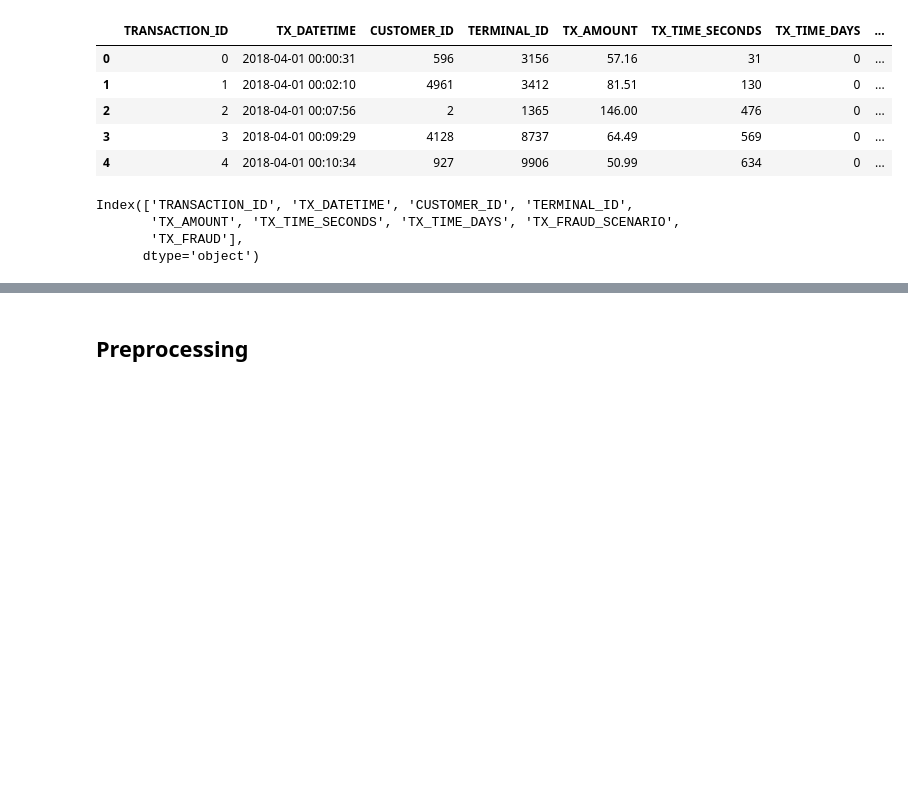
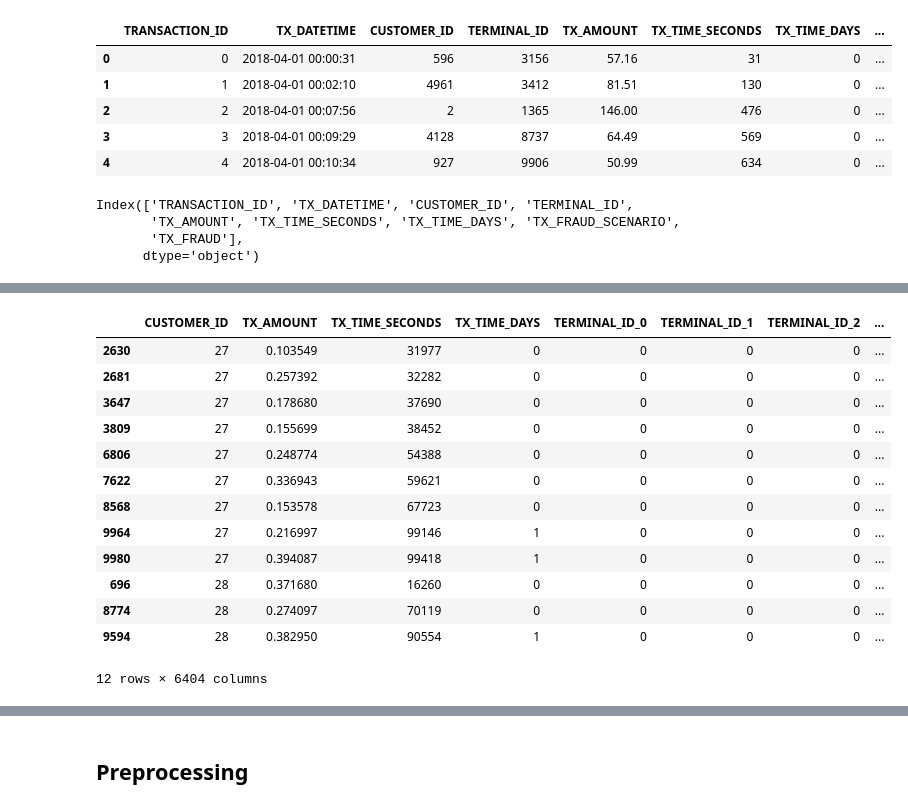
Before and after one commit to mossishahi/Astek, a Jupyter notebook: projects/notebooks/LSTM-RegressionModel.ipynb, the cells around one changed output, grey strips where cells are left out. Drawn from its saved outputs; the diff is of its cells as text; code cells hidden in the pictures; blank space fills up the shorter version.

```diff
--- a/projects/models/kaggle-models/notebooks/LSTM-RegressionModel.ipynb
+++ b/projects/notebooks/LSTM-RegressionModel.ipynb
@@ -103,0 +155,17 @@ Index(['TRANSACTION_ID', 'TX_DATETIME', 'CUSTOMER_ID', 'TERMINAL_ID',
+# %%
+dg_x[48:60]
+# %% [output]
+|  | CUSTOMER_ID | TX_AMOUNT | TX_TIME_SECONDS | TX_TIME_DAYS | TERMINAL_ID_0 | TERMINAL_ID_1 | TERMINAL_ID_2 | ... |
+| 2630 | 27 | 0.103549 | 31977 | 0 | 0 | 0 | 0 | ... |
+| 2681 | 27 | 0.257392 | 32282 | 0 | 0 | 0 | 0 | ... |
+| 3647 | 27 | 0.178680 | 37690 | 0 | 0 | 0 | 0 | ... |
+| 3809 | 27 | 0.155699 | 38452 | 0 | 0 | 0 | 0 | ... |
+| 6806 | 27 | 0.248774 | 54388 | 0 | 0 | 0 | 0 | ... |
+| 7622 | 27 | 0.336943 | 59621 | 0 | 0 | 0 | 0 | ... |
+| 8568 | 27 | 0.153578 | 67723 | 0 | 0 | 0 | 0 | ... |
+| 9964 | 27 | 0.216997 | 99146 | 1 | 0 | 0 | 0 | ... |
+| 9980 | 27 | 0.394087 | 99418 | 1 | 0 | 0 | 0 | ... |
+| 696 | 28 | 0.371680 | 16260 | 0 | 0 | 0 | 0 | ... |
+| 8774 | 28 | 0.274097 | 70119 | 0 | 0 | 0 | 0 | ... |
+| 9594 | 28 | 0.382950 | 90554 | 1 | 0 | 0 | 0 | ... |
+12 rows × 6404 columns
```
Also changed, not shown: parts of 44 cells of this notebook, 23 other files.
